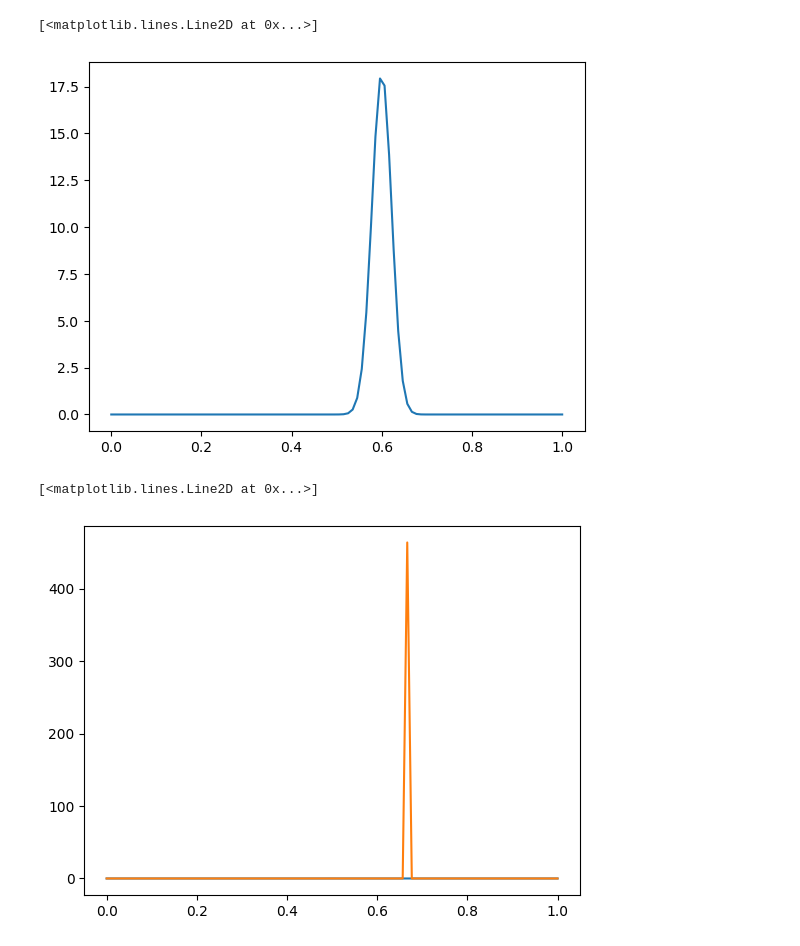
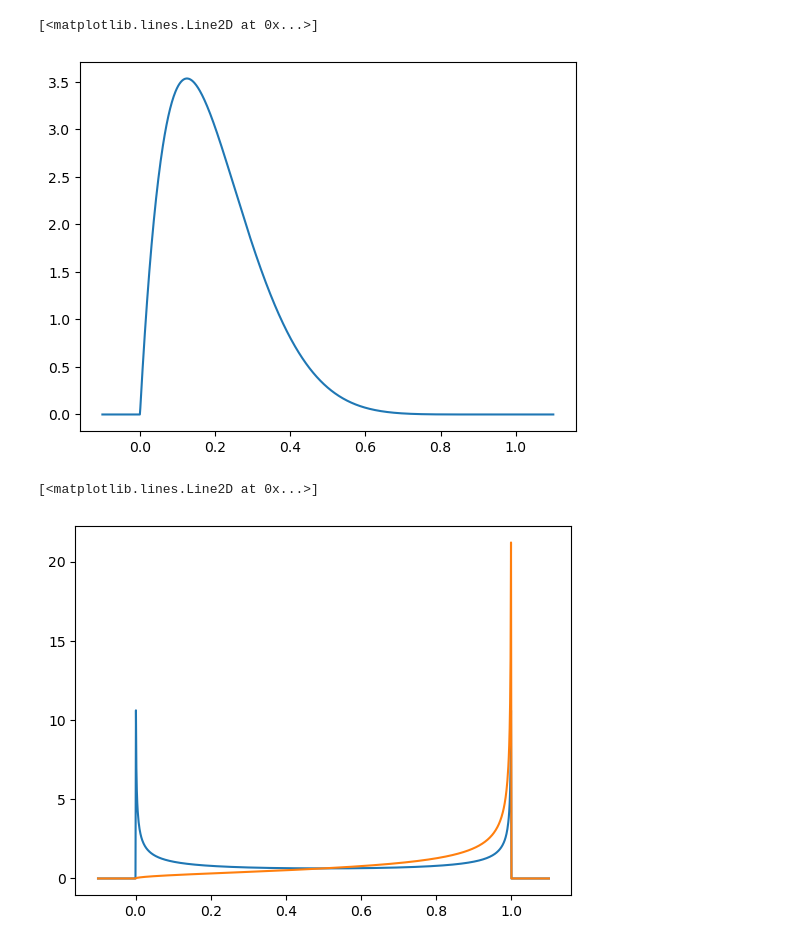
Before and after one commit to olethrosdc/rldmuu, a Jupyter notebook: src/bayesian_analysis/Beta Example.ipynb, the cells around one changed output. Cells and saved outputs as stored; diff of their text form; code cells hidden in the pictures.

Commit message:
beta example

```diff
--- a/src/bayesian_analysis/Beta Example.ipynb
+++ b/src/bayesian_analysis/Beta Example.ipynb
@@ -10,22 +25,23 @@ x = np.linspace(0, 1, 100)
 ## The bernoulli distribution on {0,1} with parameter w, is st P(x=1) = w, P(x=0) = 1-w.
 ## The Beta distribution can be used to specify a distribution on Bernoulli distribution parameters
 ## Now our distribution family is {P_w|w \in [0,1]}, where P_w is a bernoulli distr. with parameter w
-a = 1+300
-b = 1+200
-plt.plot(x, beta.pdf(x, a, b))
+a = 2
+b = 8
+w = np.linspace(-0.1, 1.1, 1000)
+plt.plot(w, beta.pdf(w, a, b))
 ## The mean of Beta is a/(a+b)
 # %% [output]
 [<matplotlib.lines.Line2D at 0x...>]
-[figure, old version]
+[figure, new version]
 # %%
 # If we observe n_successes and n_failures then the posterior is a + n_successs, b + n_failures.
 # Note how the data has a bigger or smaller effect depending on the value of the prior parameters
-a = b = 100000
-n_successes = 100000
+a = b = 0.5
+n_successes = 1
 n_failures = 0
-plt.plot(x, beta.pdf(x, a, b))
-plt.plot(x, beta.pdf(x, a + n_successes, b + n_failures))
+plt.plot(w, beta.pdf(w, a, b))
+plt.plot(w, beta.pdf(w, a + n_successes, b + n_failures))
 # As we shall see in another example, it is easy to update this Bayesian model in an online manner.
 # %% [output]
 [<matplotlib.lines.Line2D at 0x...>]
-[figure, old version]
+[figure, new version]
```
Also changed, not shown: parts of 13 cells of this notebook.
